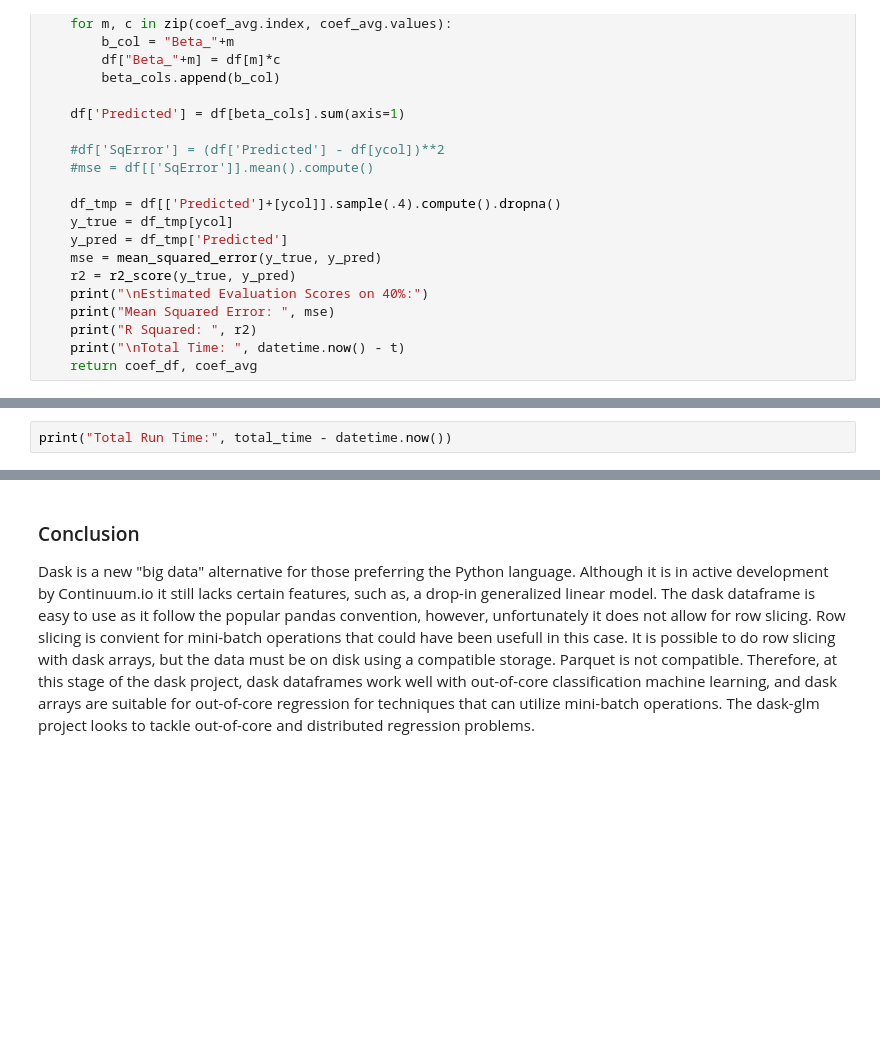
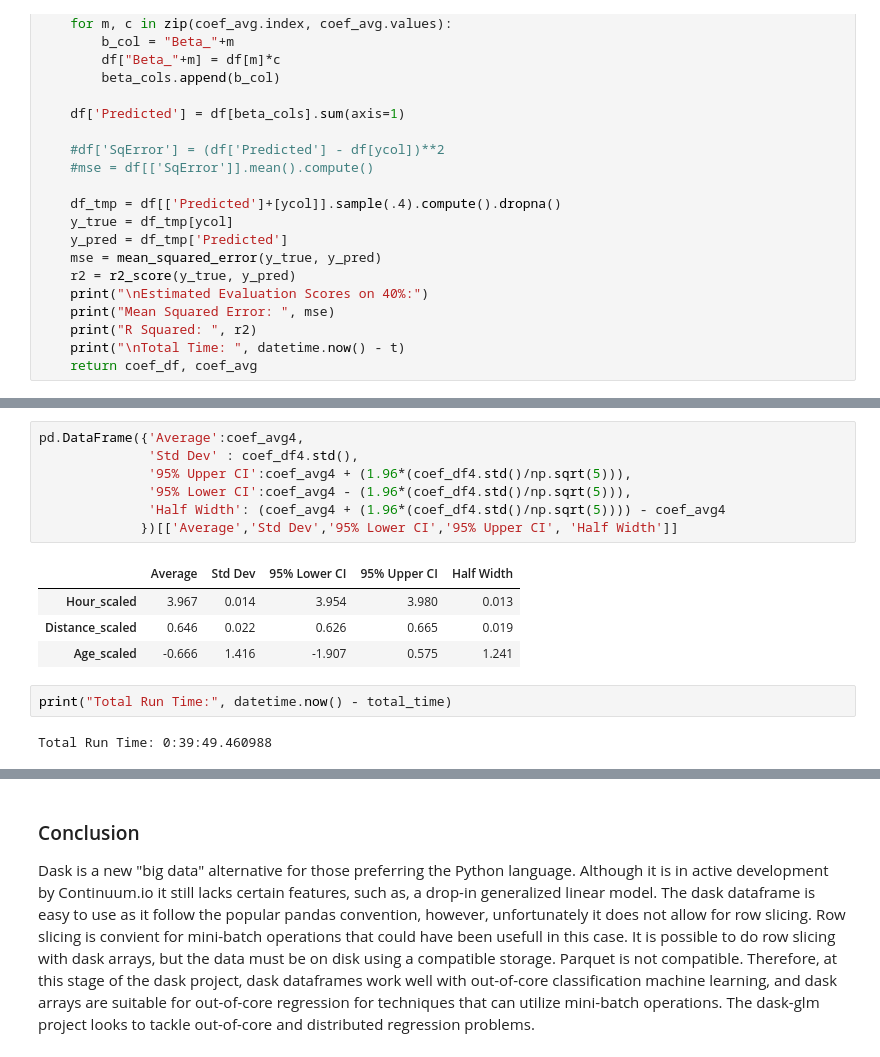
Before and after one commit to rlshuhart/Unit-14_Analyzing_Airline_Flight_Delays, a Jupyter notebook: reports/BHallum_RShuhart_CFicklin_Unit14CaseStudy.ipynb, the cells around one changed output, grey strips where cells are left out. Drawn from its saved outputs; the diff is of its cells as text; blank space fills up the shorter version.

```diff
--- a/reports/BHallum_RShuhart_CFicklin_Unit14CaseStudy.ipynb
+++ b/reports/BHallum_RShuhart_CFicklin_Unit14CaseStudy.ipynb
@@ -399,5 +594,19 @@ coef_df4, coef_avg4 = sample_coef(Xcols, ycol, df_with_tails)
+# %%
+pd.DataFrame({'Average':coef_avg4,
+              'Std Dev' : coef_df4.std(),
+              '95% Upper CI':coef_avg4 + (1.96*(coef_df4.std()/np.sqrt(5))),
+              '95% Lower CI':coef_avg4 - (1.96*(coef_df4.std()/np.sqrt(5))),
+              'Half Width': (coef_avg4 + (1.96*(coef_df4.std()/np.sqrt(5)))) - coef_avg4
+             })[['Average','Std Dev','95% Lower CI','95% Upper CI', 'Half Width']]
+# %% [output]
+|  | Average | Std Dev | 95% Lower CI | 95% Upper CI | Half Width |
+| Hour_scaled | 3.967 | 0.014 | 3.954 | 3.980 | 0.013 |
+| Distance_scaled | 0.646 | 0.022 | 0.626 | 0.665 | 0.019 |
+| Age_scaled | -0.666 | 1.416 | -1.907 | 0.575 | 1.241 |
 # %%
-print("Total Run Time:", total_time - datetime.now())
+print("Total Run Time:", datetime.now() - total_time)
+# %% [output]
+Total Run Time: 0:39:49.460988
 # %% [markdown]
 ### Regression Results
 
```
Also changed, not shown: parts of 33 cells of this notebook, 1 other file.
